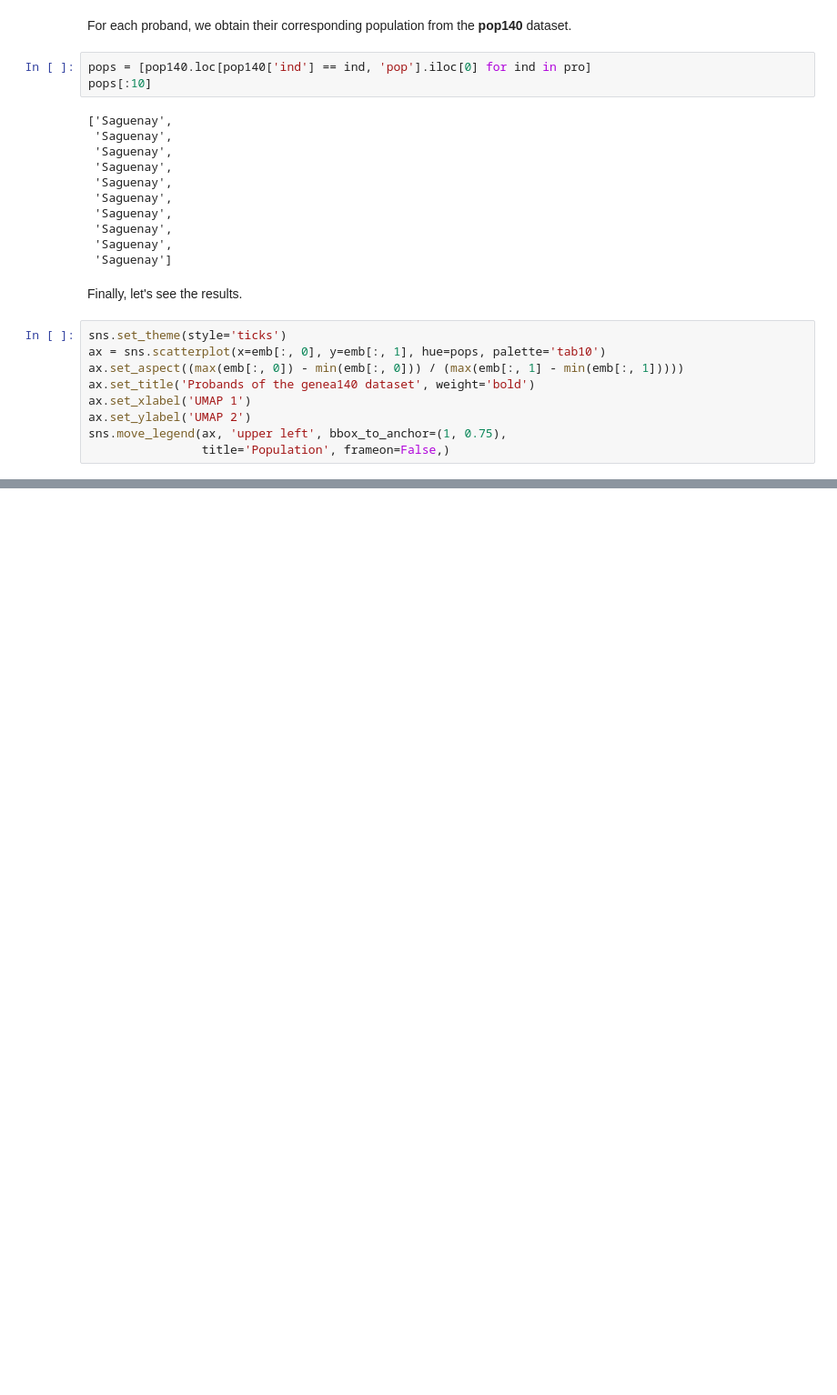
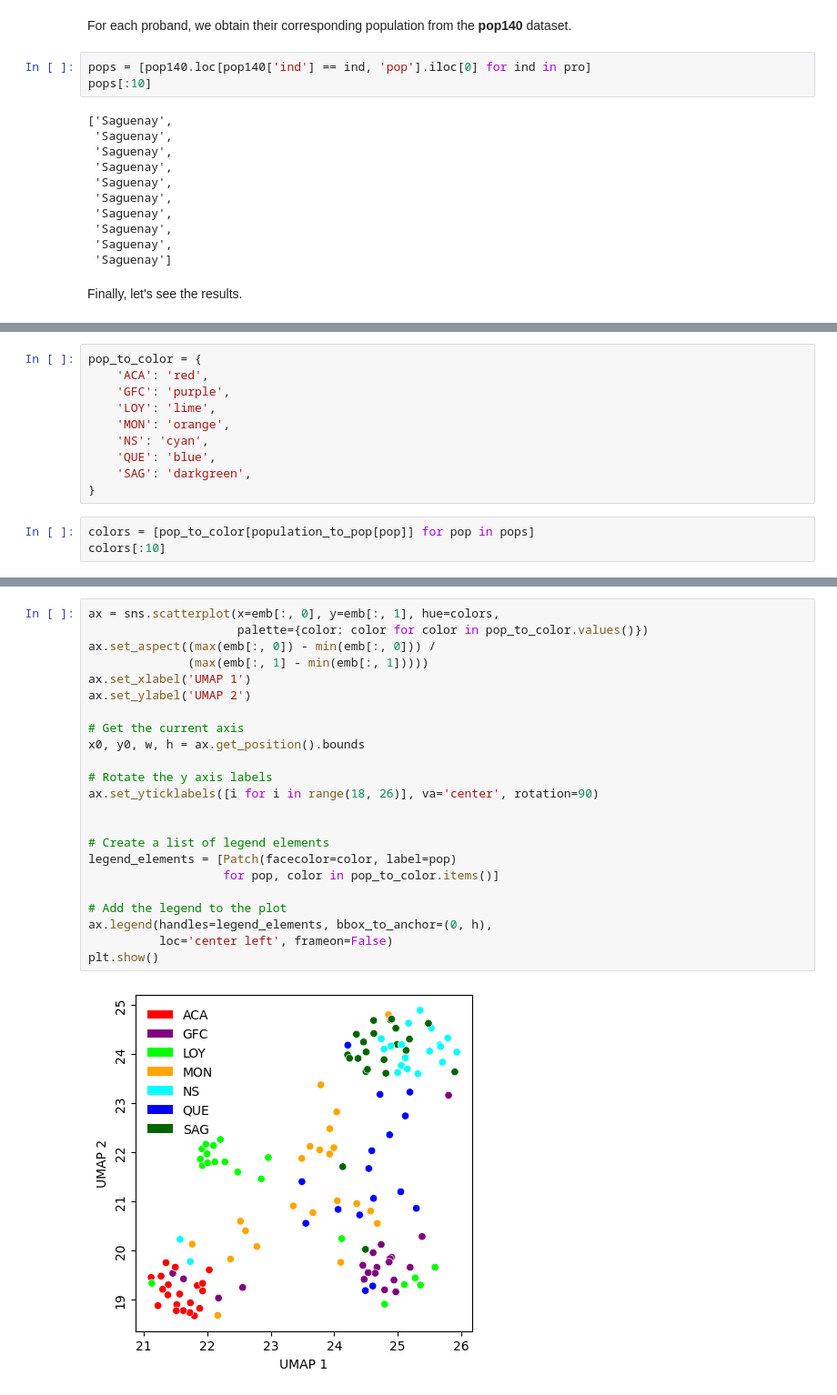
Before and after one commit to Genopop/geneakit, a Jupyter notebook: examples/kinship_umap.ipynb, the cells around one changed output, grey strips where cells are left out. Shown at 91% size. Drawn from its saved outputs; the diff is of its cells as text; blank space fills up the shorter version.

Commit message:
Minor aesthetic changes to kinship_umap example

```diff
--- a/examples/kinship_umap.ipynb
+++ b/examples/kinship_umap.ipynb
@@ -147,12 +149,3 @@ pops[:10]
  'Saguenay']
 # %% [markdown]
 Finally, let's see the results.
-# %%
-sns.set_theme(style='ticks')
-ax = sns.scatterplot(x=emb[:, 0], y=emb[:, 1], hue=pops, palette='tab10')
-ax.set_aspect((max(emb[:, 0]) - min(emb[:, 0])) / (max(emb[:, 1] - min(emb[:, 1]))))
-ax.set_title('Probands of the genea140 dataset', weight='bold')
-ax.set_xlabel('UMAP 1')
-ax.set_ylabel('UMAP 2')
-sns.move_legend(ax, 'upper left', bbox_to_anchor=(1, 0.75),
-                title='Population', frameon=False,)
@@ -160,0 +162,13 @@ sns.move_legend(ax, 'upper left', bbox_to_anchor=(1, 0.75),
+# %%
+pop_to_color = {
+    'ACA': 'red',
+    'GFC': 'purple',
+    'LOY': 'lime',
+    'MON': 'orange',
+    'NS': 'cyan',
+    'QUE': 'blue',
+    'SAG': 'darkgreen',
+}
+# %%
+colors = [pop_to_color[population_to_pop[pop]] for pop in pops]
+colors[:10]
@@ -160,0 +186,25 @@ sns.move_legend(ax, 'upper left', bbox_to_anchor=(1, 0.75),
+# %%
+ax = sns.scatterplot(x=emb[:, 0], y=emb[:, 1], hue=colors,
+                     palette={color: color for color in pop_to_color.values()})
+ax.set_aspect((max(emb[:, 0]) - min(emb[:, 0])) /
+              (max(emb[:, 1] - min(emb[:, 1]))))
+ax.set_xlabel('UMAP 1')
+ax.set_ylabel('UMAP 2')
+
+# Get the current axis
+x0, y0, w, h = ax.get_position().bounds
+
+# Rotate the y axis labels
+ax.set_yticklabels([i for i in range(18, 26)], va='center', rotation=90)
+
+
+# Create a list of legend elements
+legend_elements = [Patch(facecolor=color, label=pop)
+                   for pop, color in pop_to_color.items()]
+
+# Add the legend to the plot
+ax.legend(handles=legend_elements, bbox_to_anchor=(0, h),
+          loc='center left', frameon=False)
+plt.show()
+# %% [output]
+[figure, added]
```
Also changed, not shown: parts of 6 cells of this notebook.
